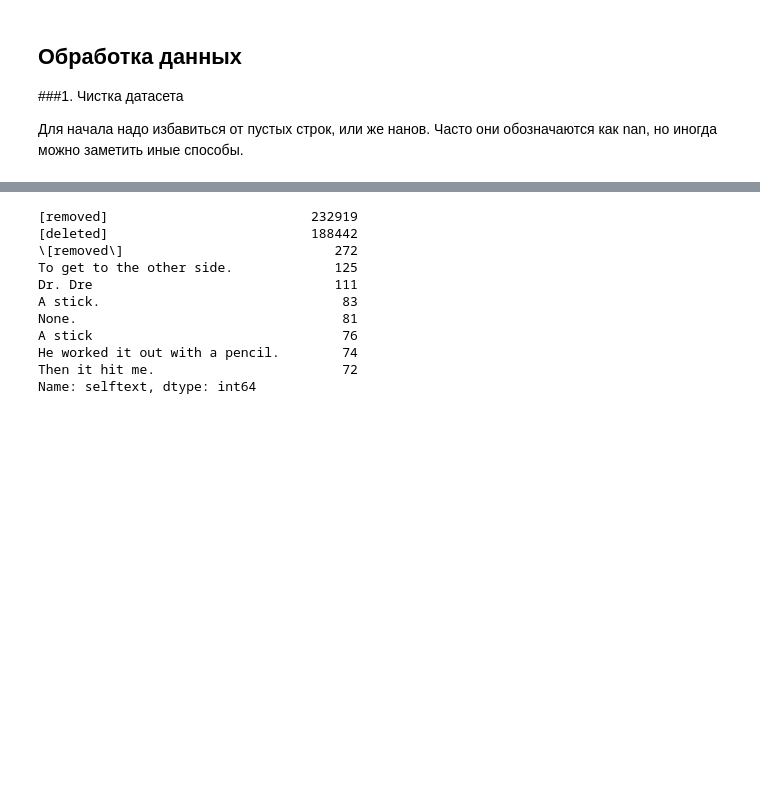
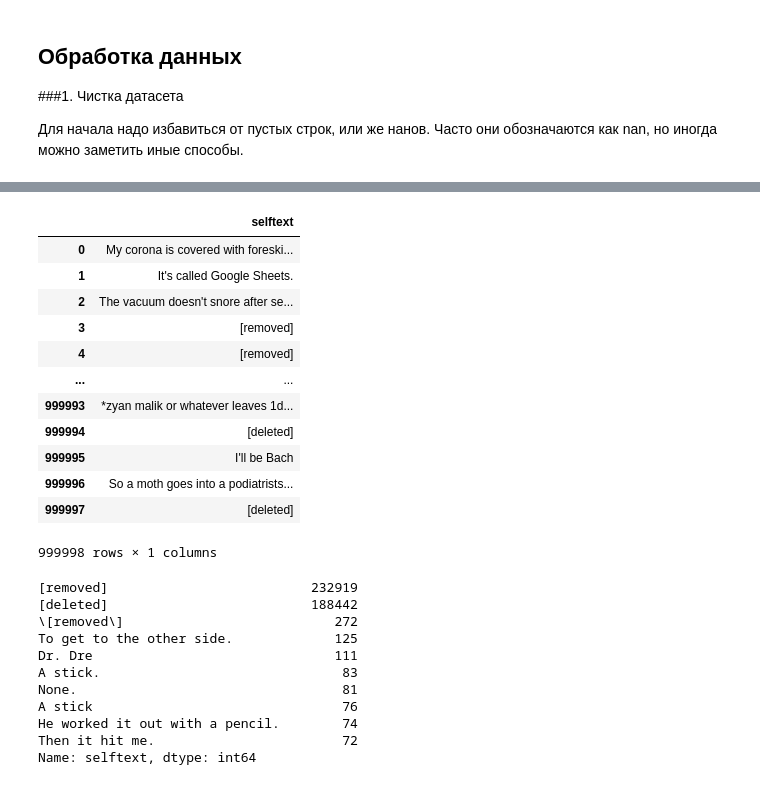
Before and after one commit to ShermanKsenia/NLP-course-manual, a Jupyter notebook: Language_Modeling.ipynb, the cells around one changed output, grey strips where cells are left out. Cells and saved outputs as stored; diff of their text form; code cells hidden in the pictures; blank space fills up the shorter version.

```diff
--- a/Language_Modeling.ipynb
+++ b/Language_Modeling.ipynb
@@ -219,3 +282,6 @@ k = 2
 ###1. Чистка датасета
 
 Для начала надо избавиться от пустых строк, или же нанов. Часто они обозначаются как nan, но иногда можно заметить иные способы.
+# %%
+path = '/content/drive/MyDrive/NLP_manual/Datasets/reddit_jokes.csv'
+data = pd.read_csv(path)
@@ -222,3 +297,21 @@ k = 2
+# %%
+data = data[['selftext']]
+# %%
+data
+# %% [output]
+|  | selftext |
+| 0 | My corona is covered with foreski... |
+| 1 | It's called Google Sheets. |
+| 2 | The vacuum doesn't snore after se... |
+| 3 | [removed] |
+| 4 | [removed] |
+| ... | ... |
+| 999993 | *zyan malik or whatever leaves 1d... |
+| 999994 | [deleted] |
+| 999995 | I'll be Bach |
+| 999996 | So a moth goes into a podiatrists... |
+| 999997 | [deleted] |
+999998 rows × 1 columns
 # %%
 data['selftext'].value_counts()[:10]
 # %% [output]
```
Also changed, not shown: parts of 59 cells of this notebook.
